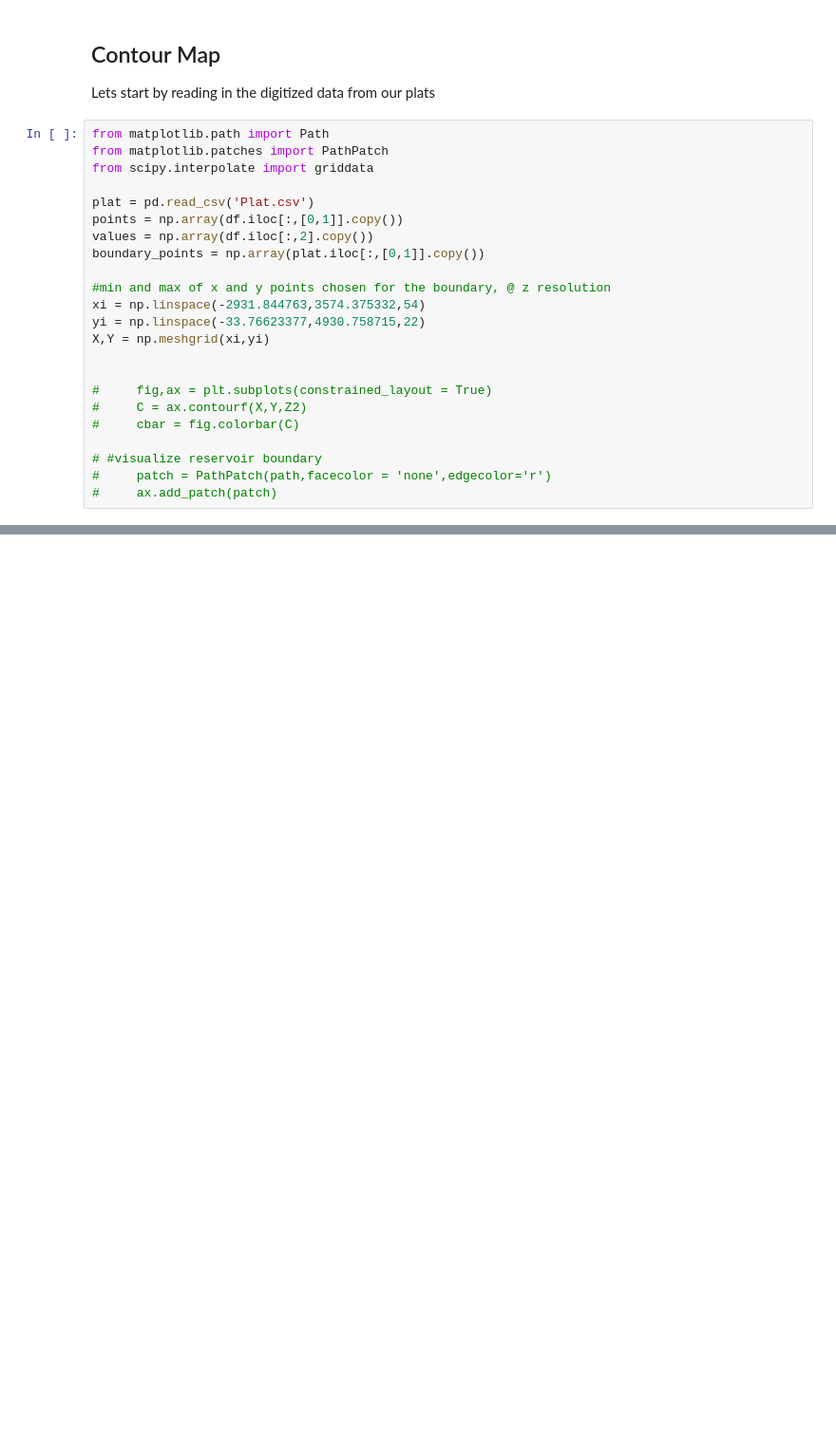
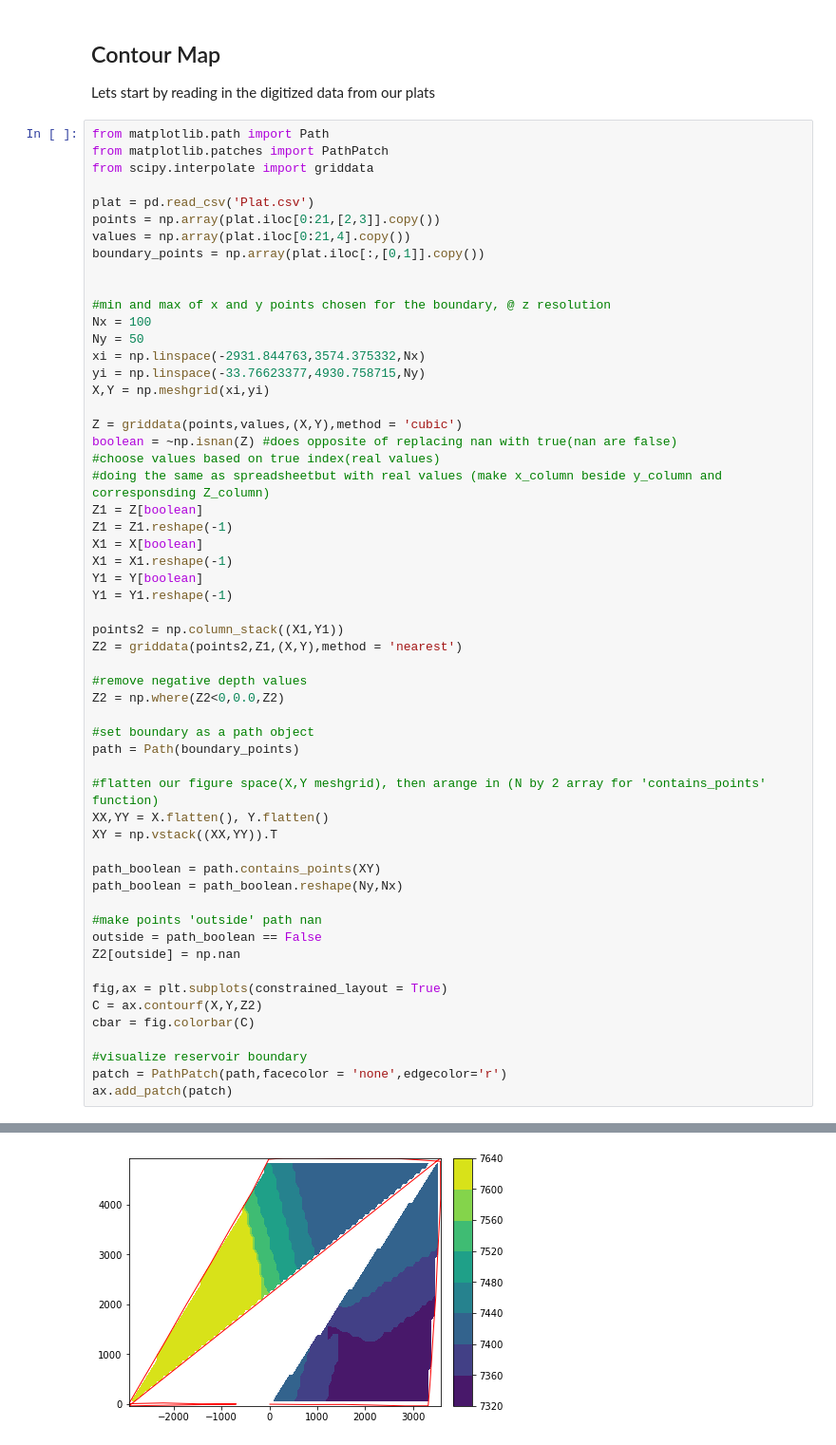
Before and after one commit to AdrianSalinas98/Petroleum-Engineering-Repository, a Jupyter notebook: Calculation of Csh, Total Sandstone Porosity, Sw in Payzone.ipynb, the cells around one changed output, grey strips where cells are left out. Shown at 95% size. Drawn from its saved outputs; the diff is of its cells as text; blank space fills up the shorter version.

```diff
--- a/Calculation of Csh, Total Sandstone Porosity, Sw in Payzone.ipynb
+++ b/Calculation of Csh, Total Sandstone Porosity, Sw in Payzone.ipynb
@@ -292,21 +292,54 @@ from matplotlib.patches import PathPatch
 from scipy.interpolate import griddata
 
 plat = pd.read_csv('Plat.csv')
-points = np.array(df.iloc[:,[0,1]].copy())
-values = np.array(df.iloc[:,2].copy())
+points = np.array(plat.iloc[0:21,[2,3]].copy())
+values = np.array(plat.iloc[0:21,4].copy())
 boundary_points = np.array(plat.iloc[:,[0,1]].copy())
 
+
 #min and max of x and y points chosen for the boundary, @ z resolution
-xi = np.linspace(-2931.844763,3574.375332,54)
-yi = np.linspace(-33.76623377,4930.758715,22)
+Nx = 100
+Ny = 50
+xi = np.linspace(-2931.844763,3574.375332,Nx)
+yi = np.linspace(-33.76623377,4930.758715,Ny)
 X,Y = np.meshgrid(xi,yi)
 
+Z = griddata(points,values,(X,Y),method = 'cubic')
+boolean = ~np.isnan(Z) #does opposite of replacing nan with true(nan are false)
+#choose values based on true index(real values)
+#doing the same as spreadsheetbut with real values (make x_column beside y_column and corresponsding Z_column)
+Z1 = Z[boolean]
+Z1 = Z1.reshape(-1)
+X1 = X[boolean]
+X1 = X1.reshape(-1)
+Y1 = Y[boolean]
+Y1 = Y1.reshape(-1)
 
-#     fig,ax = plt.subplots(constrained_layout = True)
-#     C = ax.contourf(X,Y,Z2)
-#     cbar = fig.colorbar(C)
+points2 = np.column_stack((X1,Y1))
+Z2 = griddata(points2,Z1,(X,Y),method = 'nearest')
 
-# #visualize reservoir boundary
-#     patch = PathPatch(path,facecolor = 'none',edgecolor='r')
-#     ax.add_patch(patch)
+#remove negative depth values
+Z2 = np.where(Z2<0,0.0,Z2)
+
+#set boundary as a path object
+path = Path(boundary_points)
+
+#flatten our figure space(X,Y meshgrid), then arange in (N by 2 array for 'contains_points' function)
+XX,YY = X.flatten(), Y.flatten()
+XY = np.vstack((XX,YY)).T
+
+path_boolean = path.contains_points(XY)
+path_boolean = path_boolean.reshape(Ny,Nx)
+
+#make points 'outside' path nan
+outside = path_boolean == False
+Z2[outside] = np.nan
+
+fig,ax = plt.subplots(constrained_layout = True)
+C = ax.contourf(X,Y,Z2)
+cbar = fig.colorbar(C)
+
+#visualize reservoir boundary
+patch = PathPatch(path,facecolor = 'none',edgecolor='r')
+ax.add_patch(patch)
 # %% [output]
@@ -329,0 +347 @@ X,Y = np.meshgrid(xi,yi)
+[figure, added]
```
Also changed, not shown: parts of 1 cell of this notebook.
